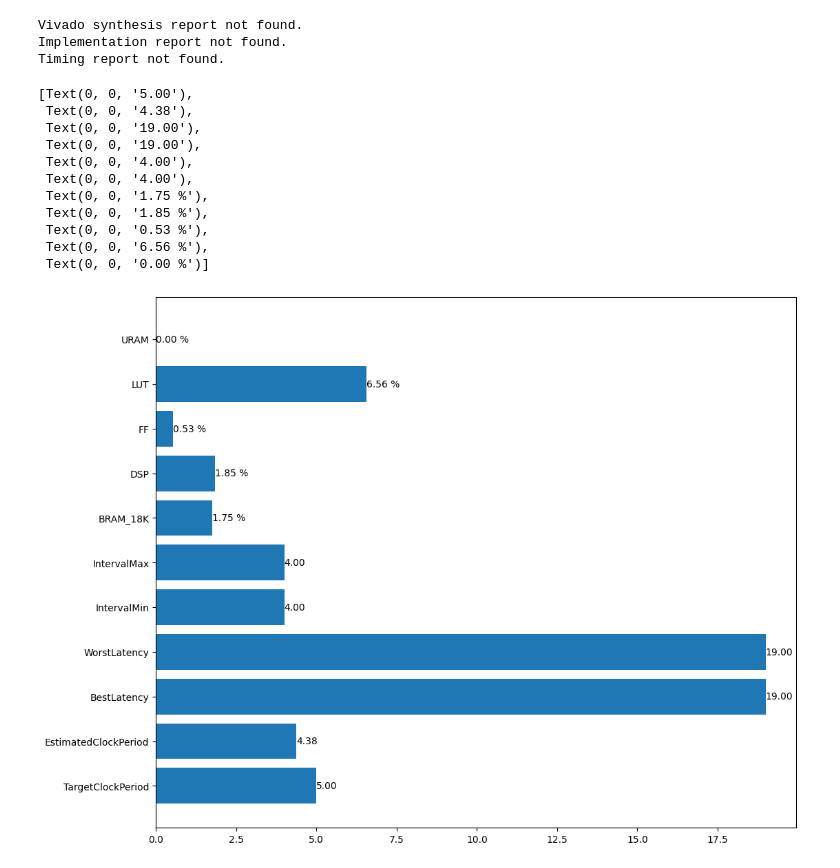
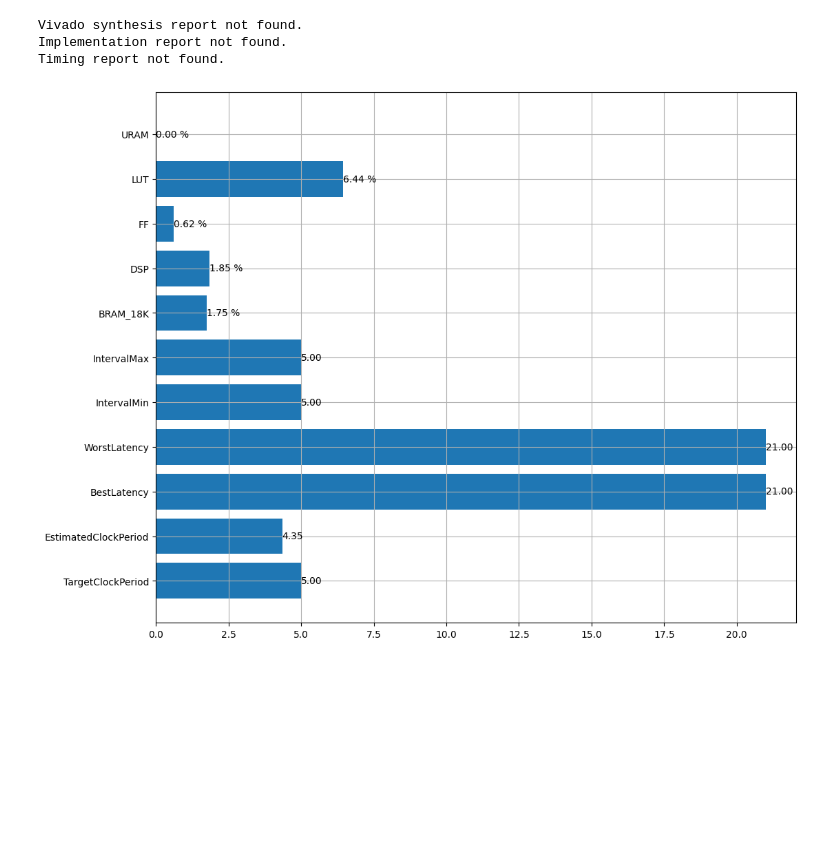
Before and after one commit to Brainz22/L1LLPJetTagger, a Jupyter notebook: qkL1JetTagModel_hls_config.ipynb, the cells around one changed output. Cells and saved outputs as stored; diff of their text form; code cells hidden in the pictures; blank space fills up the shorter version.

```diff
--- a/qkL1JetTagModel_hls_config.ipynb
+++ b/qkL1JetTagModel_hls_config.ipynb
@@ -163,7 +162,7 @@ except NameError: #Try the above, except if we get a KeyError. In this case, say
 # %%
 #hls4ml.report.read_vivado_report('qkmodel/hls4ml_prj/')
 # %%
-parsed_report = hls4ml.report.parse_vivado_report('qkmodel/hls4ml_prj/')
+parsed_report = hls4ml.report.parse_vivado_report('qkmodel/TOoLLiP_v3/')
 # %% [output]
 Vivado synthesis report not found.
 Implementation report not found.
@@ -187,24 +186,15 @@ import matplotlib.pyplot as plt
 # %%
 fig, ax = plt.subplots(figsize=(12,10))
 hbars = ax.barh(categories, values, )
 
 labels = [
     f"{csynth_report[l]:.2f} %" if l in used else f"{csynth_report[l]:.2f}"
     for l in csynth_report.keys()  # or however your bars are ordered
 ]
 
 ax.bar_label(hbars, labels=labels)
-#ax.grid(True)
+ax.grid(True)
+plt.savefig("qkmodel/TOoLLiP_v3/reportInfo.pdf")
+plt.savefig("qkmodel_4_CMSSW/TOoLLiP_v3/reportInfo.pdf")
 # %% [output]
-[Text(0, 0, '5.00'),
- Text(0, 0, '4.38'),
- Text(0, 0, '19.00'),
- Text(0, 0, '19.00'),
- Text(0, 0, '4.00'),
- Text(0, 0, '4.00'),
- Text(0, 0, '1.75 %'),
- Text(0, 0, '1.85 %'),
- Text(0, 0, '0.53 %'),
- Text(0, 0, '6.56 %'),
- Text(0, 0, '0.00 %')]
-[figure, old version]
+[figure, new version]
```
Also changed, not shown: parts of 10 cells of this notebook.
